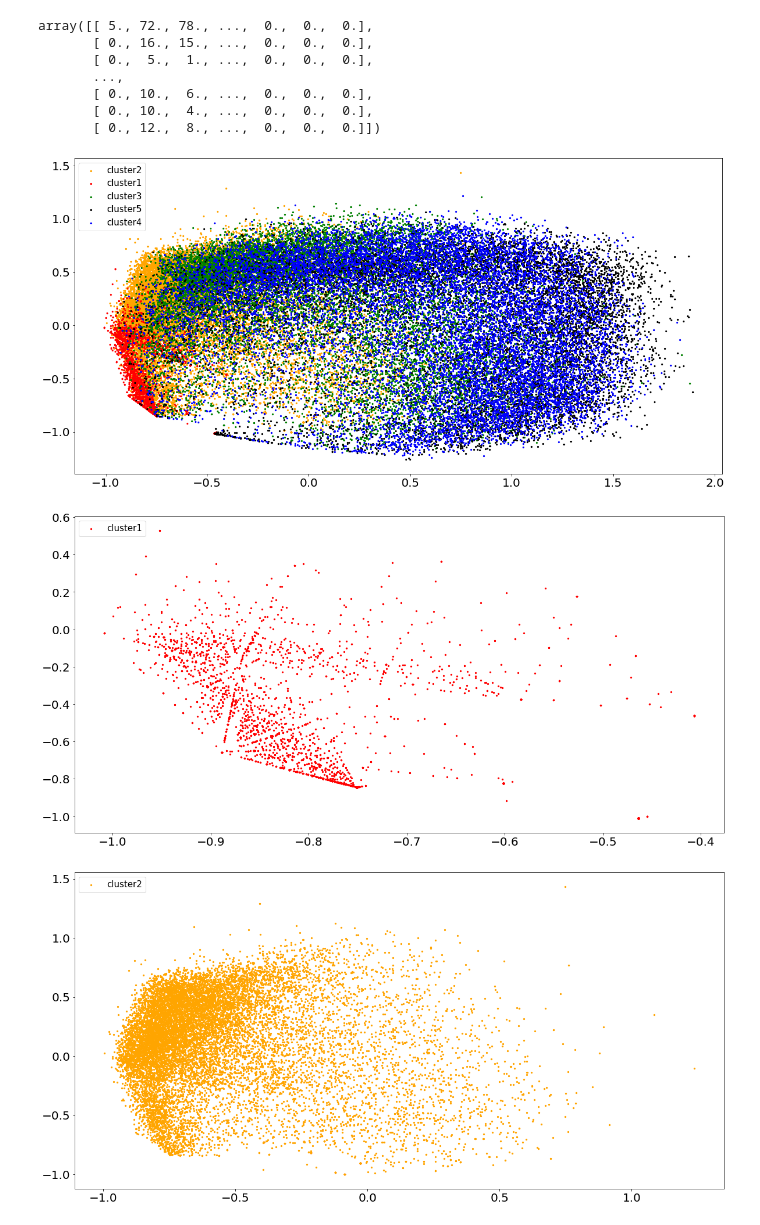
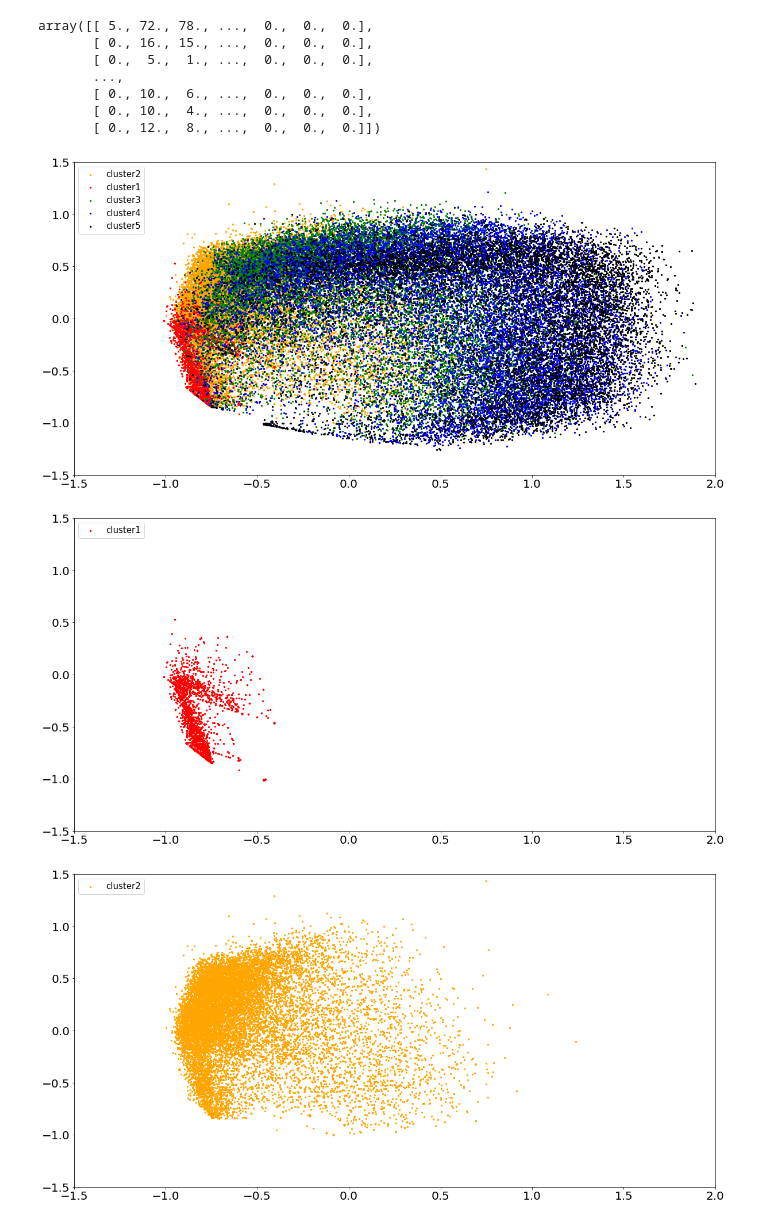
Before and after one commit to Capstone-Algo-Recommendation/ML-recommendation, a Jupyter notebook: data/preprocessing.ipynb, the cells around one changed output. Cells and saved outputs as stored; diff of their text form; code cells hidden in the pictures.

Commit message:
preprocessing: clustering 이미지 범위 고정

```diff
--- a/data/preprocessing.ipynb
+++ b/data/preprocessing.ipynb
@@ -105,26 +105,33 @@ pca_arr = pca.transform(userLevel_arr)
 # %%
 plt.rcParams["figure.figsize"] = (20, 10)
 plt.scatter(pca_arr[cluster2,0],pca_arr[cluster2,1], label="cluster2",s=5, c='orange')
 plt.scatter(pca_arr[cluster1,0],pca_arr[cluster1,1], label="cluster1",s=5, c='red')
 plt.scatter(pca_arr[cluster3,0],pca_arr[cluster3,1], label="cluster3", s=5, c='green')
+plt.scatter(pca_arr[cluster4,0],pca_arr[cluster4,1], label="cluster4",s=5, c='blue')
 plt.scatter(pca_arr[cluster5,0],pca_arr[cluster5,1], label="cluster5",s=5, c='black')
-plt.scatter(pca_arr[cluster4,0],pca_arr[cluster4,1], label="cluster4",s=5, c='blue')
+
 plt.legend(loc="upper left", fontsize=15)
+plt.xlim([-1.5, 2.0])
+plt.ylim([-1.5, 1.5])
 plt.show()
 #plt.savefig("image.png")
 # %% [output]
-[figure, old version]
+[figure, new version]
 # %%
 plt.scatter(pca_arr[cluster1,0],pca_arr[cluster1,1], label="cluster1",s=5, c='red')
+plt.xlim([-1.5, 2.0])
+plt.ylim([-1.5, 1.5])
 plt.legend(loc="upper left", fontsize=15)
 plt.show()
 # %% [output]
-[figure, old version]
+[figure, new version]
 # %%
 plt.scatter(pca_arr[cluster2,0],pca_arr[cluster2,1], label="cluster2",s=5, c='orange')
+plt.xlim([-1.5, 2.0])
+plt.ylim([-1.5, 1.5])
 plt.legend(loc="upper left", fontsize=15)
 plt.show()
 # %% [output]
-[figure, old version]
+[figure, new version]
 # %%
 plt.scatter(pca_arr[cluster3,0],pca_arr[cluster3,1], label="cluster3",s=5, c='green')
```
Also changed, not shown: parts of 5 cells of this notebook, 1 other file.
